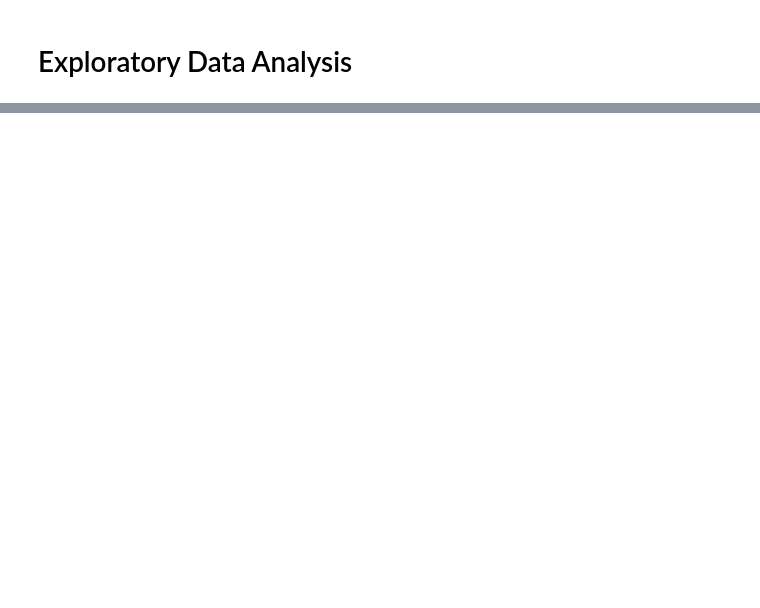
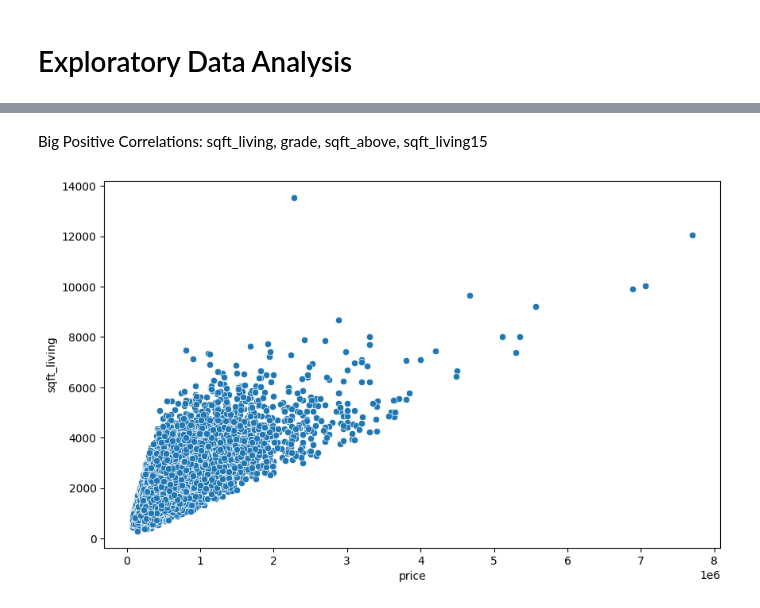
Before and after one commit to PrathamModi001/house_sales_pred_keras, a Jupyter notebook: project.ipynb, the cells around one changed output, grey strips where cells are left out. Saved outputs shown, nothing was run; the diff lists cells and outputs as text; code cells hidden in the pictures; blank space fills up the shorter version.

Commit message:
Data Engineering done

```diff
--- a/project.ipynb
+++ b/project.ipynb
@@ -148,0 +219,3 @@ df
+# %%
+df['zipcode'] = df['zipcode'].astype(str)
+df['zipcode'].dtype
@@ -148,0 +226,4 @@ df
+# %%
+df["renovated"] = 0
+# %%
+df.loc[df["yr_renovated"] > 0, "renovated"] = 1
@@ -150,0 +293,7 @@ df
+# %% [markdown]
+Big Positive Correlations: sqft_living, grade, sqft_above, sqft_living15
+# %%
+plt.figure(figsize=(10,6))
+sns.scatterplot(x='price',y='sqft_living',data=df);
+# %% [output]
+[figure, added]
```
Also changed, not shown: parts of 16 cells of this notebook.
